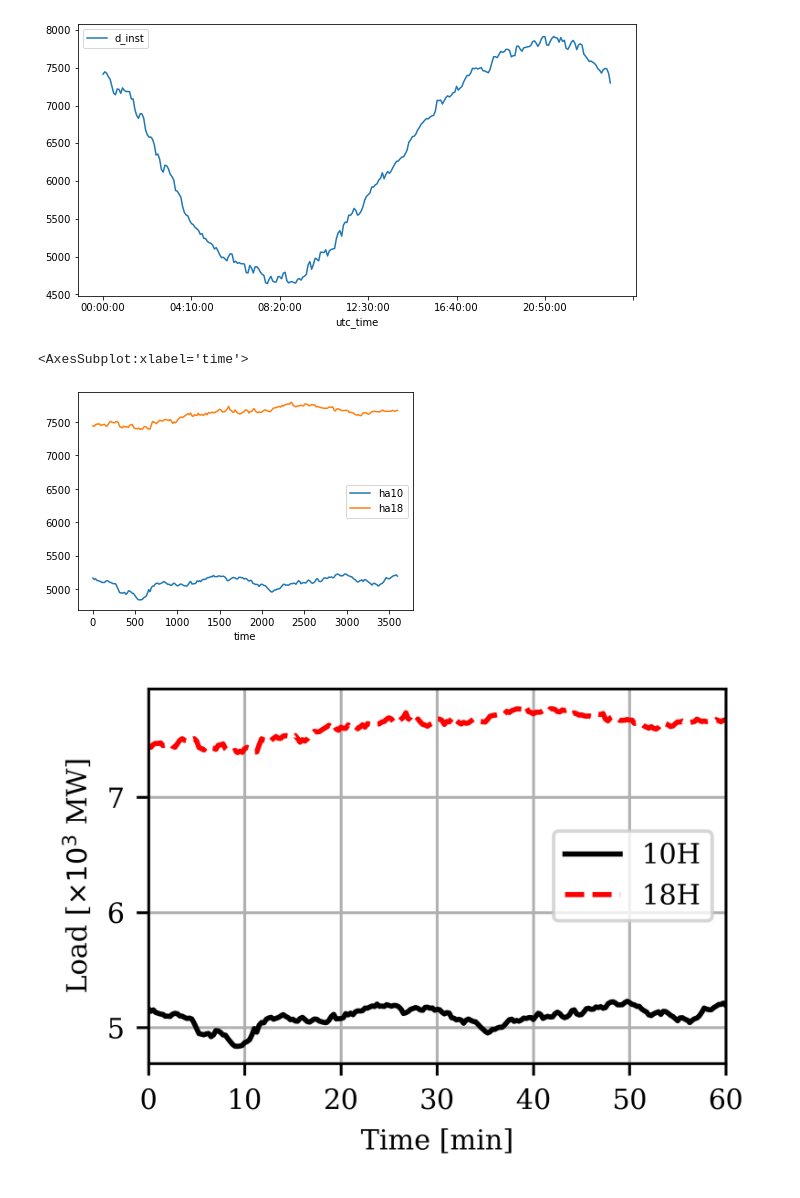
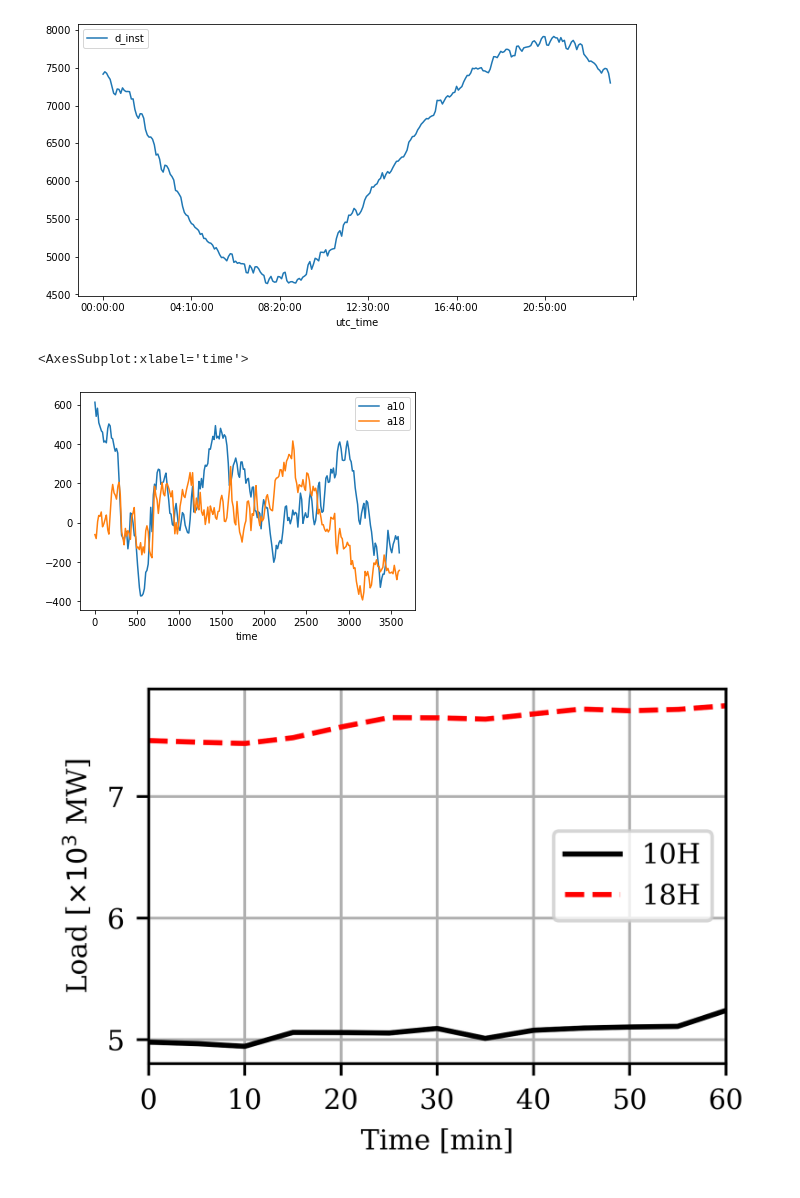
Before and after one commit to jinningwang/andes, a Jupyter notebook: jwang/notes/load_syn.ipynb, the cells around one changed output. Saved outputs shown, nothing was run; the diff lists cells and outputs as text; code cells hidden in the pictures.

```diff
--- a/jwang/notes/load_syn.ipynb
+++ b/jwang/notes/load_syn.ipynb
@@ -78,38 +78,36 @@ d_data.plot(y='d_inst', x='utc_time', figsize=(10, 5))
 # %%
 # Interpolate load, to (3600,)
 # select a range and then interpolate it to 3600s
 
 # 10H: 120: 132; 18H: 216: 228;
 
 x10, x18 = 120, 216
 
 lsyn = pd.DataFrame()
 lsyn['time'] = list(range(0, 3610, int(3600/12)))  # the den should be the poitns within an hour
 lsyn['h10'] = d_data['d_inst'].iloc[x10:x10+12+1].values
 lsyn['h18'] = d_data['d_inst'].iloc[x18:x18+12+1].values
 
 f10 = interp1d(lsyn['time'], lsyn['h10'])
 f18 = interp1d(lsyn['time'], lsyn['h18'])
 
 dsyn = pd.DataFrame()
 dsyn['time'] = range(3600)
 dsyn['h10'] = f10(np.array(range(3600)))
 dsyn['h18'] = f18(np.array(range(3600)))
+dsyn['a10'] = asyn['h10']
+dsyn['a18'] = asyn['h18']
 
-k = 0.001
-dsyn['ha10'] = dsyn['h10'] + 0.3*asyn['h10']
-dsyn['ha18'] = dsyn['h18'] + 0.3*asyn['h18']
-
-dsyn.plot(x='time', y=['ha10', 'ha18'])
+dsyn.plot(x='time', y=['a10', 'a18'])
 # %% [output]
 <AxesSubplot:xlabel='time'>
-[figure, old version]
+[figure, new version]
 # %%
 %matplotlib inline
 with plt.style.context(['ieee']):
     fig, ax = plt.subplots(figsize=(3, 2))
-    ax.plot(dsyn['time'], dsyn['ha10']/1000, label="10H")
-    ax.plot(dsyn['time'], dsyn['ha18']/1000, label="18H")
+    ax.plot(dsyn['time'], dsyn['h10']/1000, label="10H")
+    ax.plot(dsyn['time'], dsyn['h18']/1000, label="18H")
     ax.set_ylabel(r"Load [$\times 10^3$ MW]")
     ax.set_xlabel("Time [min]")
     ax.set_xlim(0, 3600)
@@ -117,7 +115,7 @@ with plt.style.context(['ieee']):
     ax.legend()
     ax.grid()
 # %% [output]
-[figure, old version]
+[figure, new version]
 # %%
 # fig.savefig('fig_loadcurve.eps', format='eps', bbox_inches='tight')
 # %%
```
Also changed, not shown: parts of 1 cell of this notebook, 1 other file.
